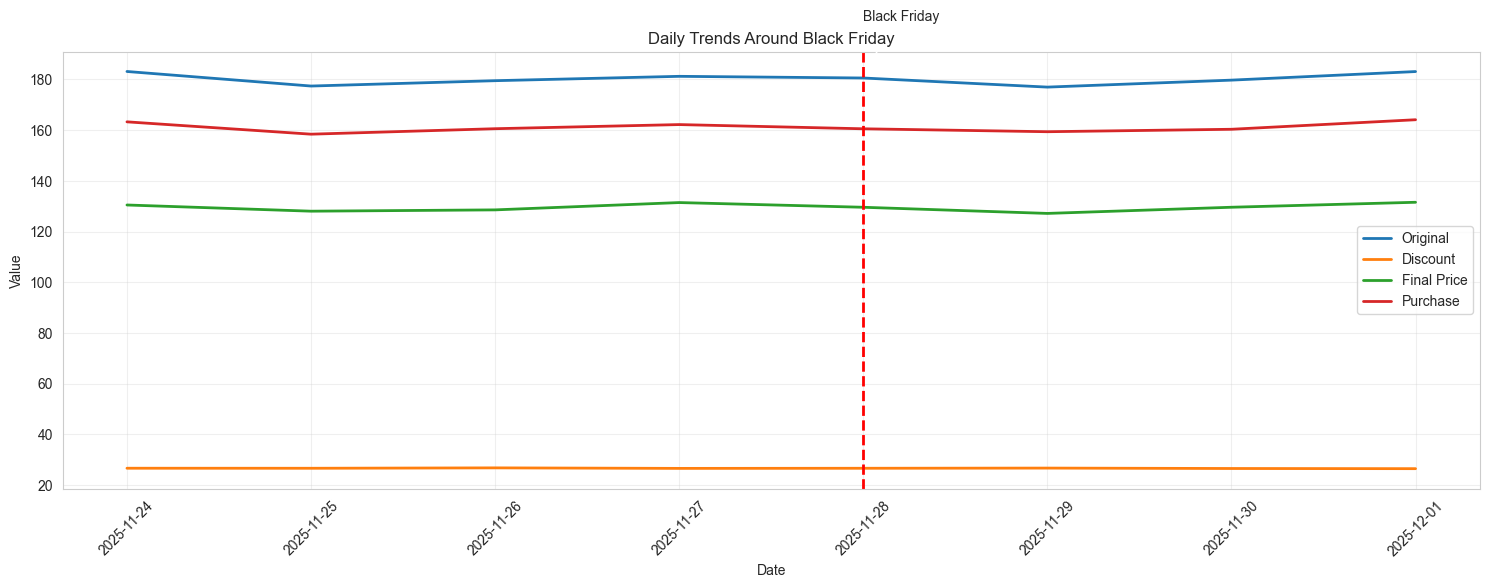
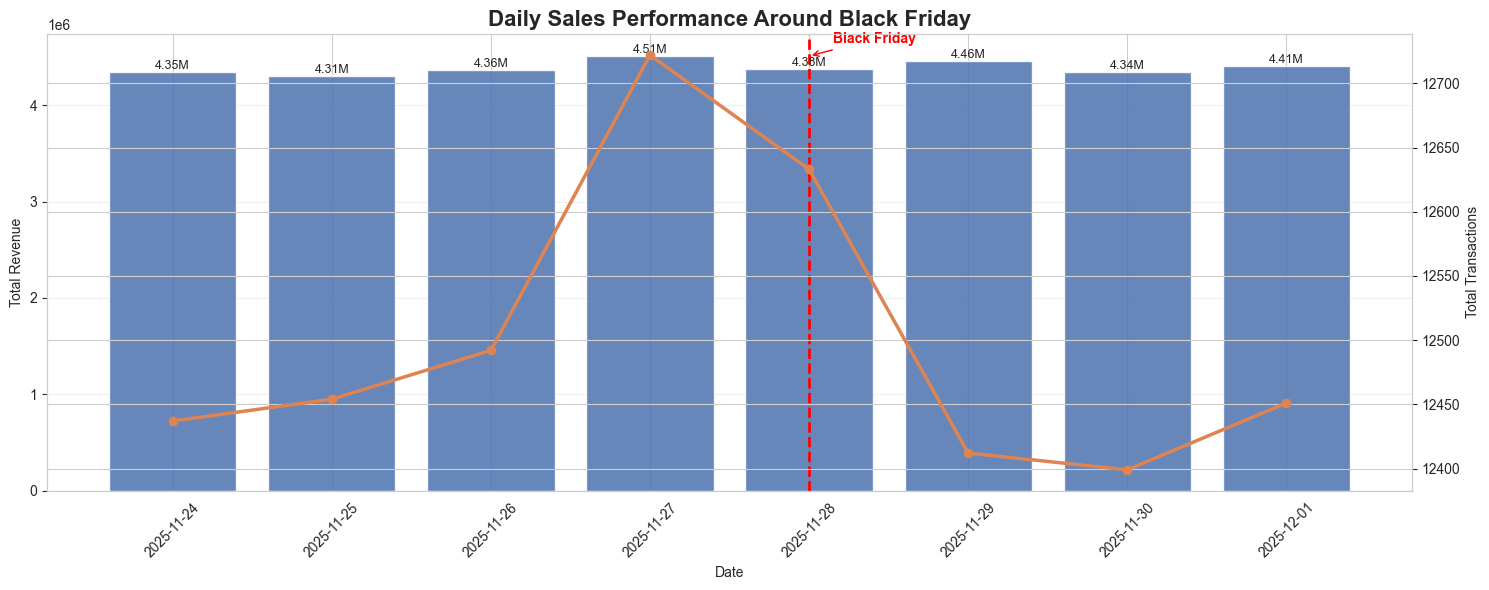
The change to this notebook cell's code, shown as a diff; its figure went from the first image to the second:
--- before
+++ after
@@ -1,37 +1,73 @@
 df_daily = (
-    df.groupby(df['date'].dt.date)
+    df.groupby(pd.Grouper(key='date', freq='D'))
       .agg(
-          original=('original_price', 'median'),
-          discount=('discount_pct', 'mean'),
-          final_price=('final_price', 'median'),
-          purchase=('purchase_amount', 'median')
+          transactions=('transaction_id', 'count'),
+          revenue=('purchase_amount', 'sum'),
+          avg_purchase=('purchase_amount', 'mean')
       )
       .reset_index()
 )
 
-fig, ax = plt.subplots(figsize=(15, 6))
-
-cols = [
-    ('original', 'Original'),
-    ('discount', 'Discount'),
-    ('final_price', 'Final Price'),
-    ('purchase', 'Purchase')
-]
-
-for col, label in cols:
-    ax.plot(
-        df_daily['date'],
-        df_daily[col],
-        linewidth=2,
-        label=label
-    )
-
 black_friday_date = df.loc[
     df['is_black_friday'] == 1,
     'date'
-].dt.date.iloc[0]
+].dt.normalize().iloc[0]
 
-ax.axvline(
-    black_friday_date,
+x_pos = np.arange(len(df_daily))
+
+black_friday_idx = df_daily.index[
+    df_daily['date'] == black_friday_date
+][0]
+
+fig, ax1 = plt.subplots(figsize=(15, 6))
+
+bars = ax1.bar(
+    x_pos,
+    df_daily['revenue'],
+    color='#4C72B0',
+    alpha=0.85,
+    label='Revenue'
+)
+
+ax1.set_title(
+    'Daily Sales Performance Around Black Friday',
+    fontsize=16,
+    weight='bold'
+)
+ax1.set_xlabel('Date')
+ax1.set_ylabel('Total Revenue')
+
+ax1.set_xticks(x_pos)
+ax1.set_xticklabels(
+    df_daily['date'].dt.strftime('%Y-%m-%d'),
+    rotation=45
+)
+
+for bar in bars:
+    height = bar.get_height()
+    ax1.text(
+        bar.get_x() + bar.get_width() / 2,
+        height,
+        f'{height/1_000_000:.2f}M',
+        ha='center',
+        va='bottom',
+        fontsize=9
+    )
+
+ax2 = ax1.twinx()
+
+ax2.plot(
+    x_pos,
+    df_daily['transactions'],
+    marker='o',
+    color='#DD8452',
+    linewidth=2.5,
+    label='Transactions'
+)
+
+ax2.set_ylabel('Total Transactions')
+
+ax1.axvline(
+    x=black_friday_idx,
     color='red',
     linestyle='--',
@@ -39,25 +75,19 @@
 )
 
-ax.annotate(
+ax1.annotate(
     'Black Friday',
-    xy=(
-        black_friday_date,
-        df_daily['original'].max()
-    ),
-    xytext=(
-        black_friday_date,
-        df_daily['original'].max() + 20
-    ),
-    arrowprops=dict(arrowstyle='->')
+    xy=(black_friday_idx, df_daily['revenue'].max()),
+    xytext=(black_friday_idx + 0.15, df_daily['revenue'].max() * 1.03),
+    arrowprops=dict(arrowstyle='->', color='red'),
+    color='red',
+    weight='bold'
 )
 
-ax.set_title('Daily Trends Around Black Friday')
-ax.set_xlabel('Date')
-ax.set_ylabel('Value')
+ax1.grid(True, axis='y', alpha=0.3)
 
-ax.grid(True, alpha=0.3)
-ax.legend()
+os.makedirs('plots', exist_ok=True)
+filepath = os.path.join('plots', "Daily Sales Performance Around Black Friday.png")
+plt.savefig(filepath, dpi=300, bbox_inches='tight', facecolor='white')
 
-plt.xticks(rotation=45)
 plt.tight_layout()
 plt.show()

Commit: New Plots : Daily Sales Performance